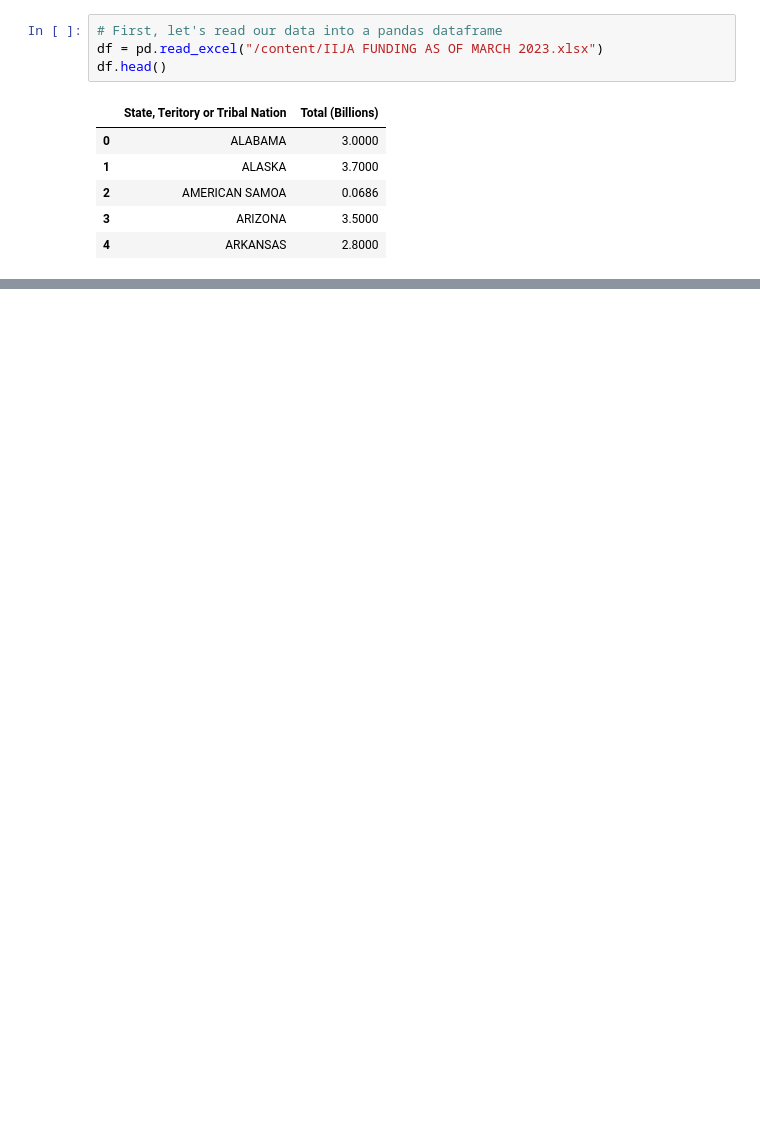
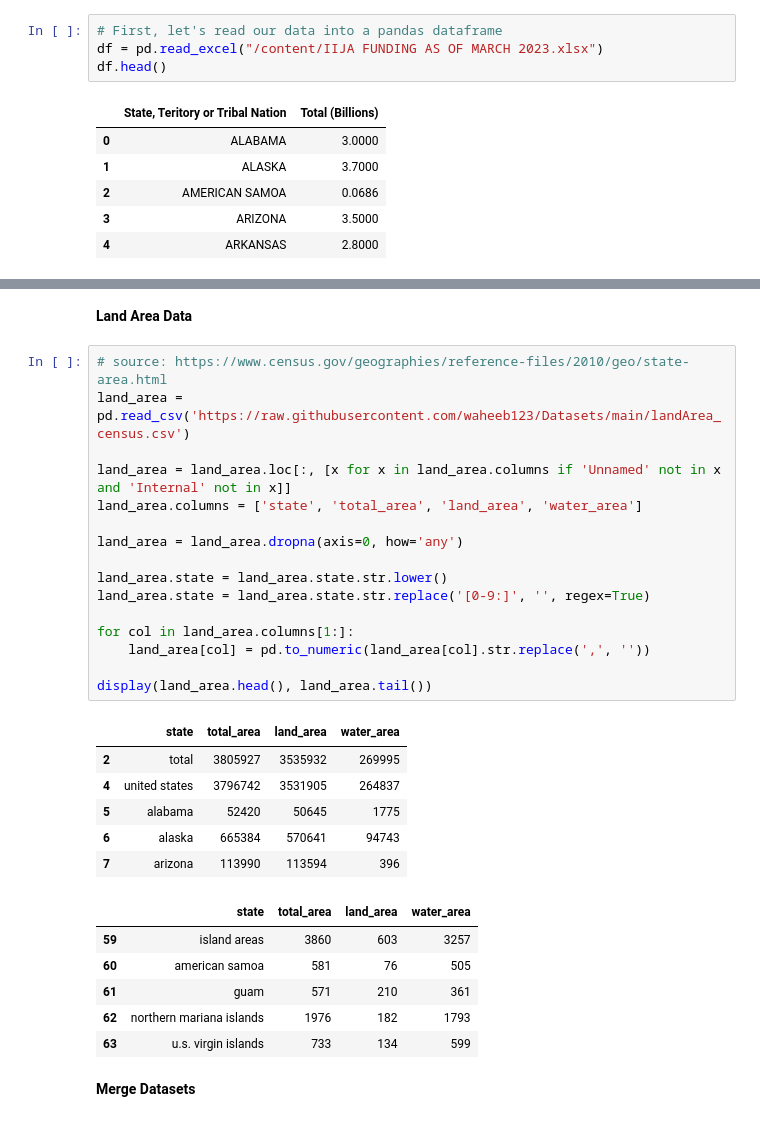
Before and after one commit to waheeb123/Data-608, a Jupyter notebook: Untitled1.ipynb, the cells around one changed output, grey strips where cells are left out. Saved outputs shown, nothing was run; the diff lists cells and outputs as text; blank space fills up the shorter version.

```diff
--- a/Untitled1.ipynb
+++ b/Untitled1.ipynb
@@ -28,0 +242,33 @@ df.head()
+# %% [markdown]
+**Land Area Data**
+# %%
+# source: https://www.census.gov/geographies/reference-files/2010/geo/state-area.html
+land_area = pd.read_csv('https://raw.githubusercontent.com/waheeb123/Datasets/main/landArea_census.csv')
+
+land_area = land_area.loc[:, [x for x in land_area.columns if 'Unnamed' not in x and 'Internal' not in x]]
+land_area.columns = ['state', 'total_area', 'land_area', 'water_area']
+
+land_area = land_area.dropna(axis=0, how='any')
+
+land_area.state = land_area.state.str.lower()
+land_area.state = land_area.state.str.replace('[0-9:]', '', regex=True)
+
+for col in land_area.columns[1:]:
+    land_area[col] = pd.to_numeric(land_area[col].str.replace(',', ''))
+
+display(land_area.head(), land_area.tail())
+# %% [output]
+|  | state | total_area | land_area | water_area |
+| 2 | total | 3805927 | 3535932 | 269995 |
+| 4 | united states | 3796742 | 3531905 | 264837 |
+| 5 | alabama | 52420 | 50645 | 1775 |
+| 6 | alaska | 665384 | 570641 | 94743 |
+| 7 | arizona | 113990 | 113594 | 396 |
+|  | state | total_area | land_area | water_area |
+| 59 | island areas | 3860 | 603 | 3257 |
+| 60 | american samoa | 581 | 76 | 505 |
+| 61 | guam | 571 | 210 | 361 |
+| 62 | northern mariana islands | 1976 | 182 | 1793 |
+| 63 | u.s. virgin islands | 733 | 134 | 599 |
+# %% [markdown]
+**Merge Datasets**
```
Also changed, not shown: parts of 19 cells of this notebook.
